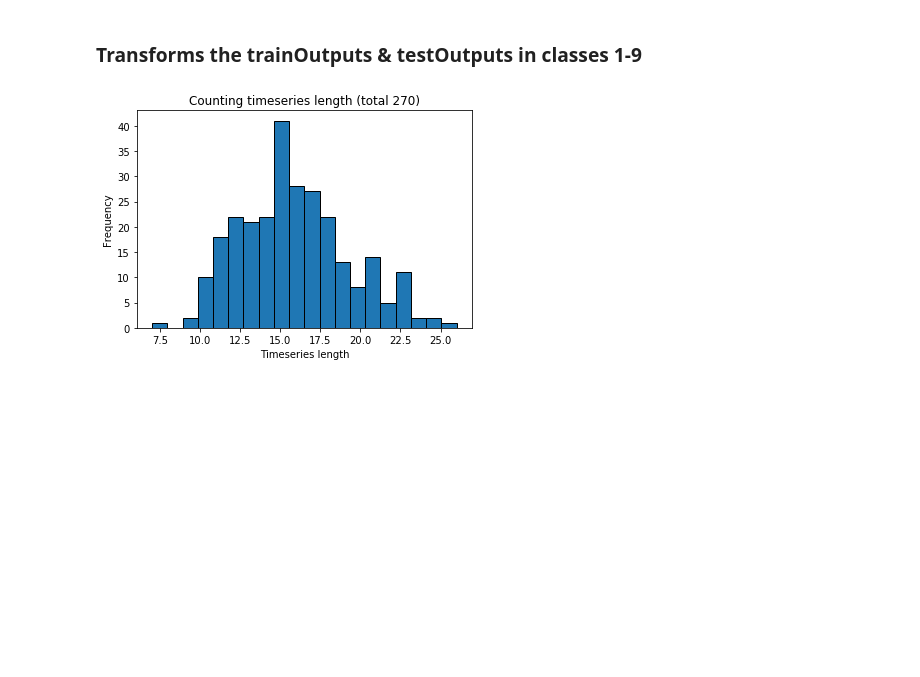
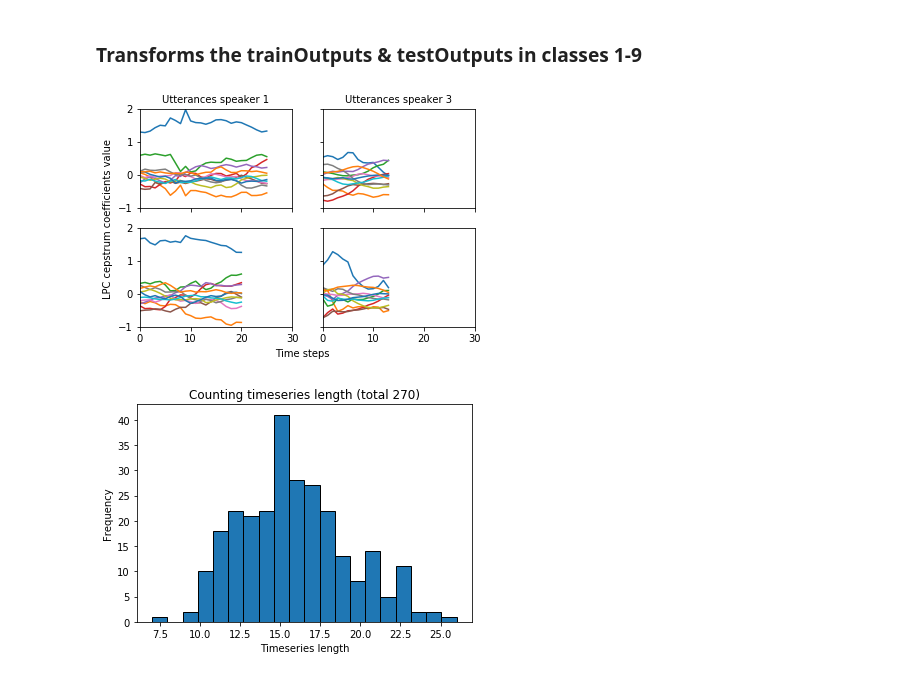
Before and after one commit to postnubilaphoebus/Jap_Speak_Recog, a Jupyter notebook: MLproject_JapaneseVowel.ipynb, the cells around one changed output. Cells and saved outputs as stored; diff of their text form; code cells hidden in the pictures; blank space fills up the shorter version.

Commit message:
Code to reproduce figure 1 (saved now)

```diff
--- a/MLproject_JapaneseVowel.ipynb
+++ b/MLproject_JapaneseVowel.ipynb
@@ -100,6 +100,47 @@ for elements in testOutputs:
 
 testOutputsNew = np.ravel(testOutputsNew)
 testOutputsNew = testOutputsNew.astype('int')
+# %%
+import matplotlib.pyplot as plt
+from matplotlib.backends.backend_pdf import PdfPages
+
+
+fig, axs = plt.subplots(2, 2)
+#fig.suptitle('Examples from the Japanese Vowels dataset', y = 1)
+axs[0, 0].plot(trainInputs[1, 0])
+axs[0, 0].set_title('Utterances speaker 1', fontsize = 10)
+axs[0, 0].set_xlim(0, 30)
+axs[0, 0].set_ylim(-1, 2)
+
+axs[0, 1].plot(trainInputs[62, 0])
+axs[0, 1].set_title('Utterances speaker 3', fontsize = 10)
+axs[0, 1].set_xlim(0, 30)
+axs[0, 1].set_ylim(-1, 2)
+
+axs[1, 0].plot(trainInputs[4, 0])
+axs[1, 0].set_xlim(0, 30)
+axs[1, 0].set_ylim(-1, 2)
+
+axs[1, 1].plot(trainInputs[64, 0])
+axs[1, 1].set_xlim(0, 30)
+axs[1, 1].set_ylim(-1, 2)
+
+fig.text(0.04, 0.5, 'LPC cepstrum coefficients value', va='center', rotation='vertical')
+fig.text(0.5, 0.02, 'Time steps', ha='center')
+
+
+#for ax in axs.flat:
+#    ax.set(xlabel='Time steps')
+
+# Hide x labels and tick labels for top plots and y ticks for right plots.
+for ax in axs.flat:
+    ax.label_outer()
+
+plt.show()
+
+fig.savefig('speaker_plot2.pdf')
+# %% [output]
+[figure, added]
 # %%
 # Prints histogram of timeseries length (exploratory analysis)
 import matplotlib.pyplot as plt
```
